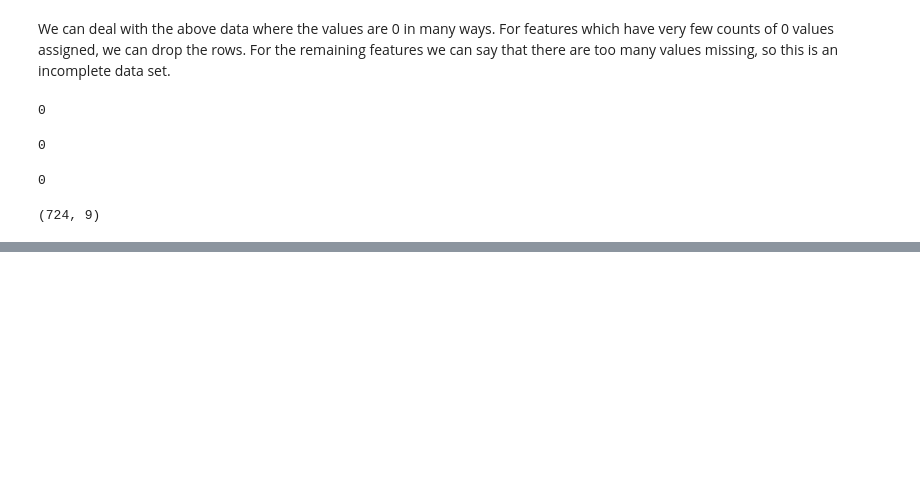
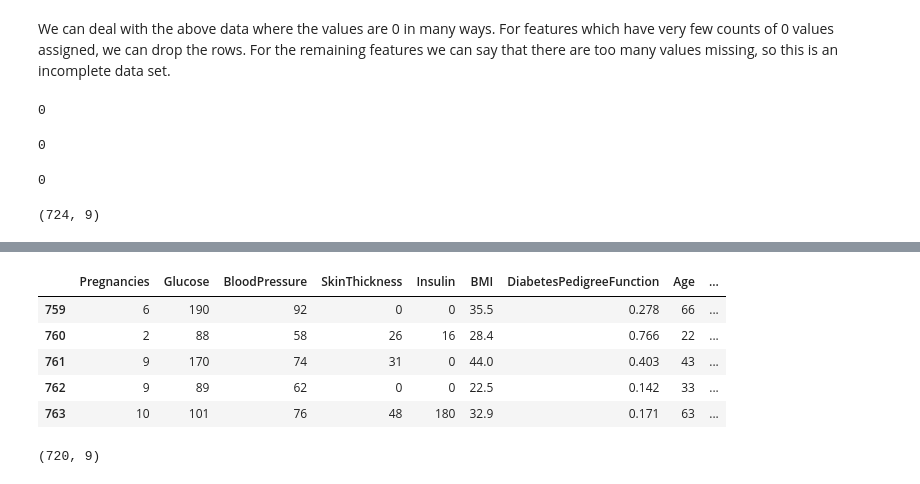
Before and after one commit to ayg15/diabetes-prediction, a Jupyter notebook: Diabetes Prediction.ipynb, the cells around one changed output, grey strips where cells are left out. Drawn from its saved outputs; the diff is of its cells as text; code cells hidden in the pictures; blank space fills up the shorter version.

```diff
--- a/Diabetes Prediction.ipynb
+++ b/Diabetes Prediction.ipynb
@@ -203,0 +206,2 @@ Let us first split the dataset into features X and target y.
+# %%
+diabetes_df = diabetes_df[:720]
@@ -203,0 +216,13 @@ Let us first split the dataset into features X and target y.
+# %%
+diabetes_df.tail()
+# %% [output]
+|  | Pregnancies | Glucose | BloodPressure | SkinThickness | Insulin | BMI | DiabetesPedigreeFunction | Age | ... |
+| 759 | 6 | 190 | 92 | 0 | 0 | 35.5 | 0.278 | 66 | ... |
+| 760 | 2 | 88 | 58 | 26 | 16 | 28.4 | 0.766 | 22 | ... |
+| 761 | 9 | 170 | 74 | 31 | 0 | 44.0 | 0.403 | 43 | ... |
+| 762 | 9 | 89 | 62 | 0 | 0 | 22.5 | 0.142 | 33 | ... |
+| 763 | 10 | 101 | 76 | 48 | 180 | 32.9 | 0.171 | 63 | ... |
+# %%
+diabetes_df.shape
+# %% [output]
+(720, 9)
```
Also changed, not shown: parts of 4 cells of this notebook.
